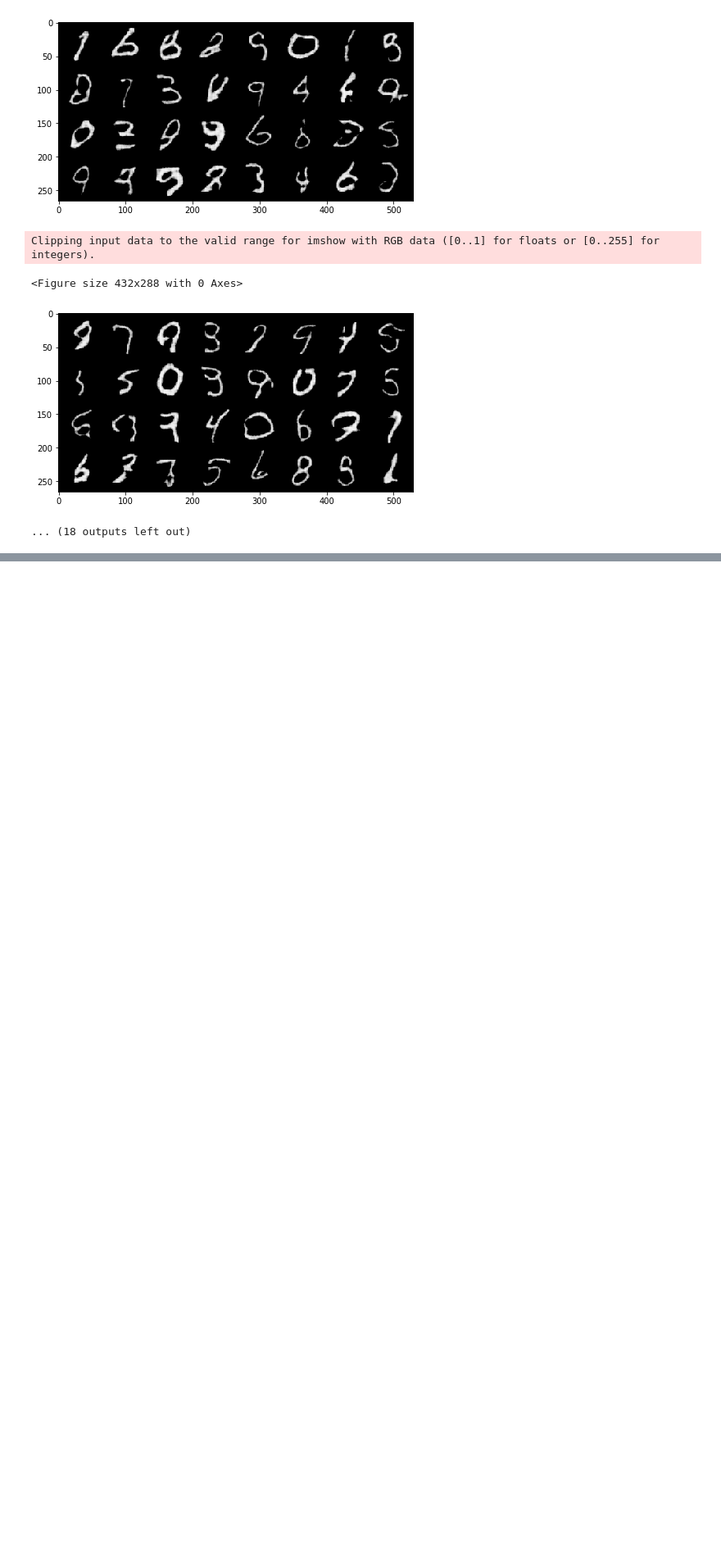
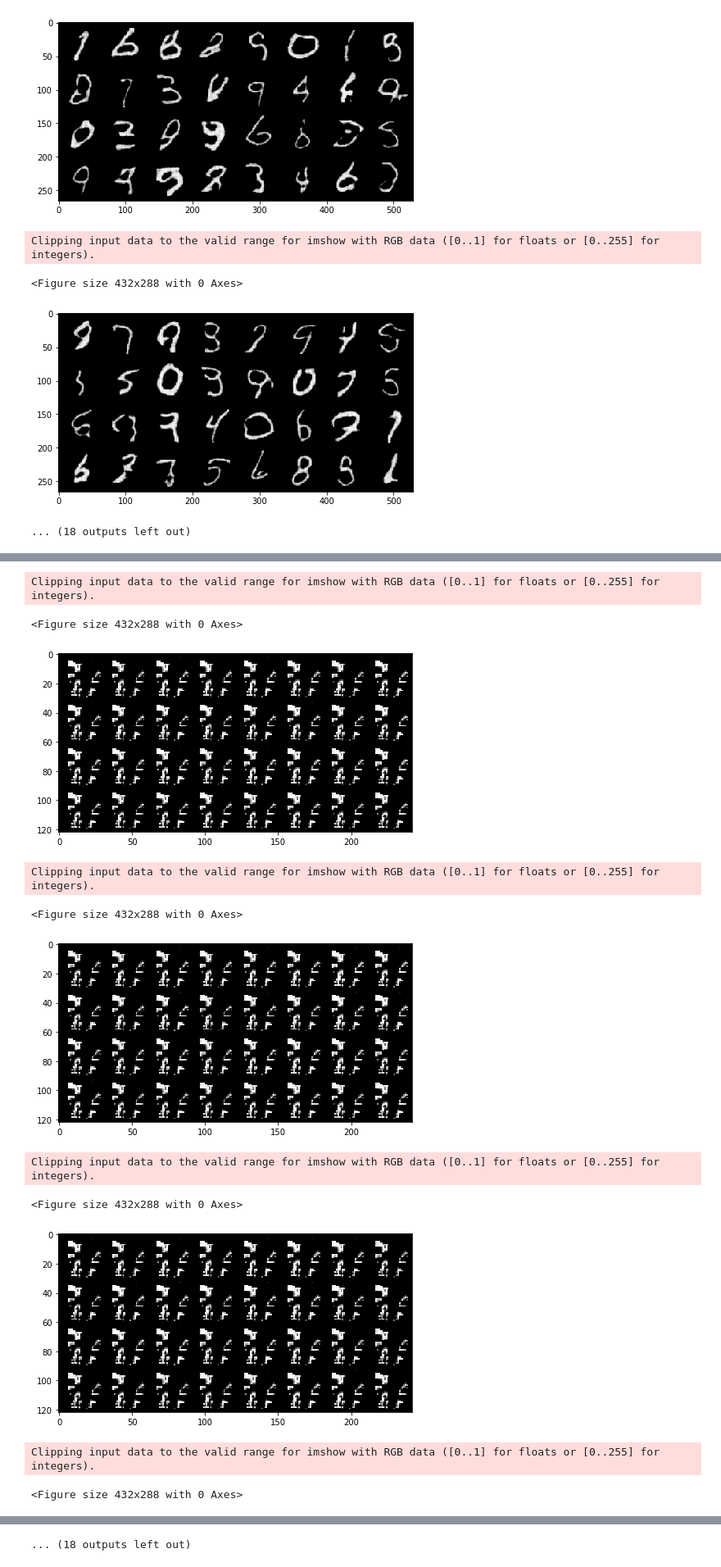
Before and after one commit to VitalyGladyshev/gb_pytorch, a Jupyter notebook: HW_03_Pytorch.ipynb, the cells around one changed output, grey strips where cells are left out. Shown at 82% size. Drawn from its saved outputs; the diff is of its cells as text; code cells hidden in the pictures; blank space fills up the shorter version.

```diff
--- a/HW_03_Pytorch.ipynb
+++ b/HW_03_Pytorch.ipynb
@@ -1309,2 +1309,26 @@ for epoch in range(n_epochs):
 # %%
 torch.save(generator.state_dict(), "series_g2_d3_e7.pth")
+# %%
+for it in range(10):
+    #генерация шума
+    z = Variable(torch.FloatTensor(np.random.normal(0, 1, (batch_size, latent_dim)))).to(device)
+
+    gen_numbers = generator(z)
+
+    plt.clf()
+
+    # display.clear_output(wait=False)
+    sample_image(gen_numbers)
+    # display.display(plt.gcf())
+# %% [output]
+Clipping input data to the valid range for imshow with RGB data ([0..1] for floats or [0..255] for integers).
+<Figure size 432x288 with 0 Axes>
+[figure, added]
+Clipping input data to the valid range for imshow with RGB data ([0..1] for floats or [0..255] for integers).
+<Figure size 432x288 with 0 Axes>
+[figure, added]
+Clipping input data to the valid range for imshow with RGB data ([0..1] for floats or [0..255] for integers).
+<Figure size 432x288 with 0 Axes>
+[figure, added]
+Clipping input data to the valid range for imshow with RGB data ([0..1] for floats or [0..255] for integers).
+<Figure size 432x288 with 0 Axes>
@@ -1310,0 +1336 @@ torch.save(generator.state_dict(), "series_g2_d3_e7.pth")
+... (18 outputs left out)
```
Also changed, not shown: parts of 11 cells of this notebook.
